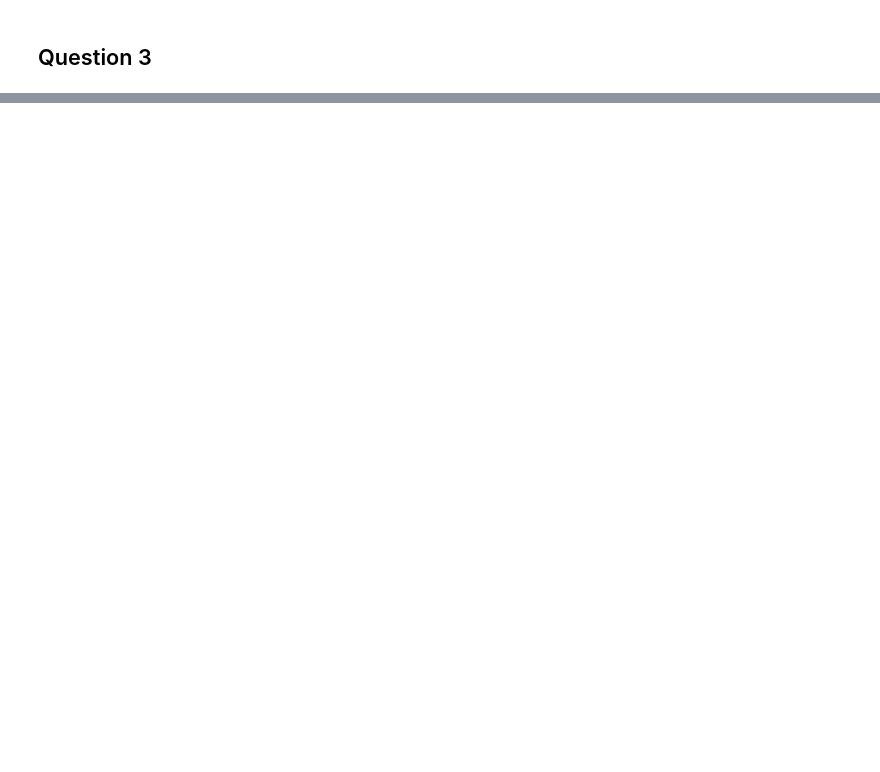
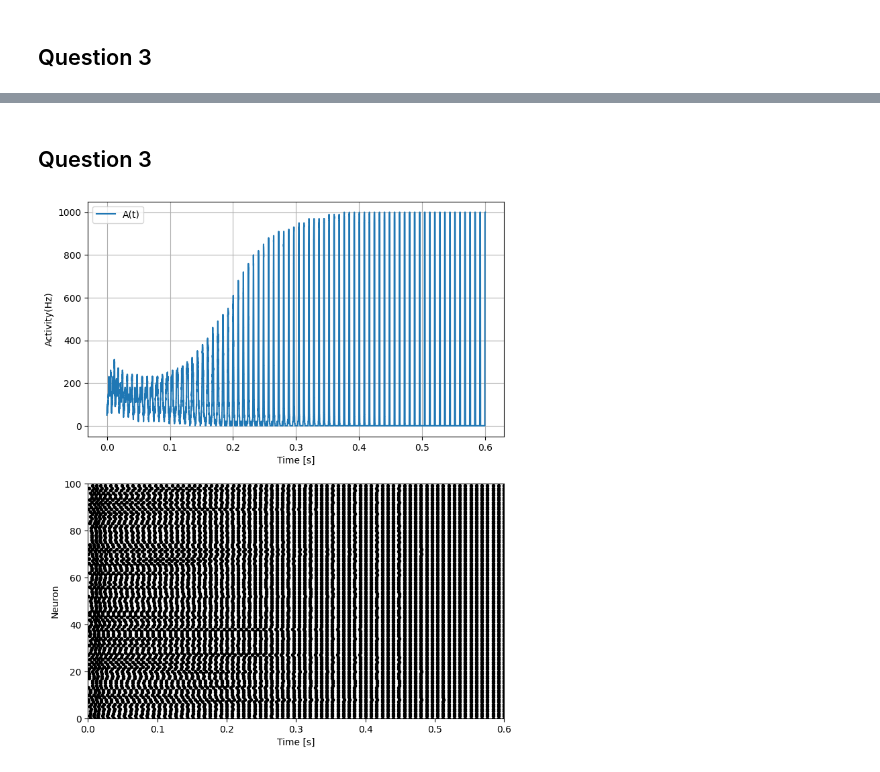
Before and after one commit to NicolasRR/SSHNeurons, a Jupyter notebook: Notebook.ipynb, the cells around one changed output, grey strips where cells are left out. Cells and saved outputs as stored; diff of their text form; code cells hidden in the pictures; blank space fills up the shorter version.

```diff
--- a/Notebook.ipynb
+++ b/Notebook.ipynb
@@ -291,0 +303,15 @@ plt.legend()
+# %% [markdown]
+## Question 3
+# %%
+T=600*b2.ms
+Vi2=np.full(N,-15 )* b2.mV
+Vi2[0]=-12*b2.mV
+Vs5,ST5,_, _ = synchronous_state(Vi, dt=dt, T=T, I=np.zeros(int(T/dt))*1e3*b2.mA, eA=200, eB=500)
+# %%
+fig, (ax1, ax2) = plt.subplots(2, 1, figsize=(8, 10))
+steps = Vs5.shape[0]
+t = np.arange(0, steps, 1)
+activity_plot(ST5,t,ax1)
+raster_plot(ST5, ax2)
+# %% [output]
+[figure, added]
```
Also changed, not shown: parts of 13 cells of this notebook.
